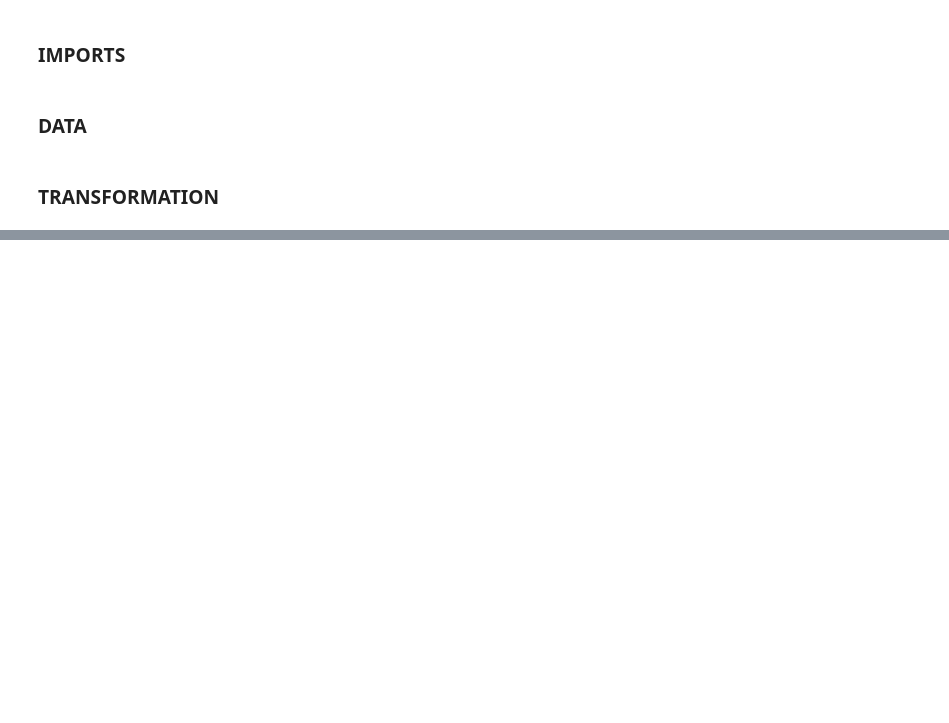
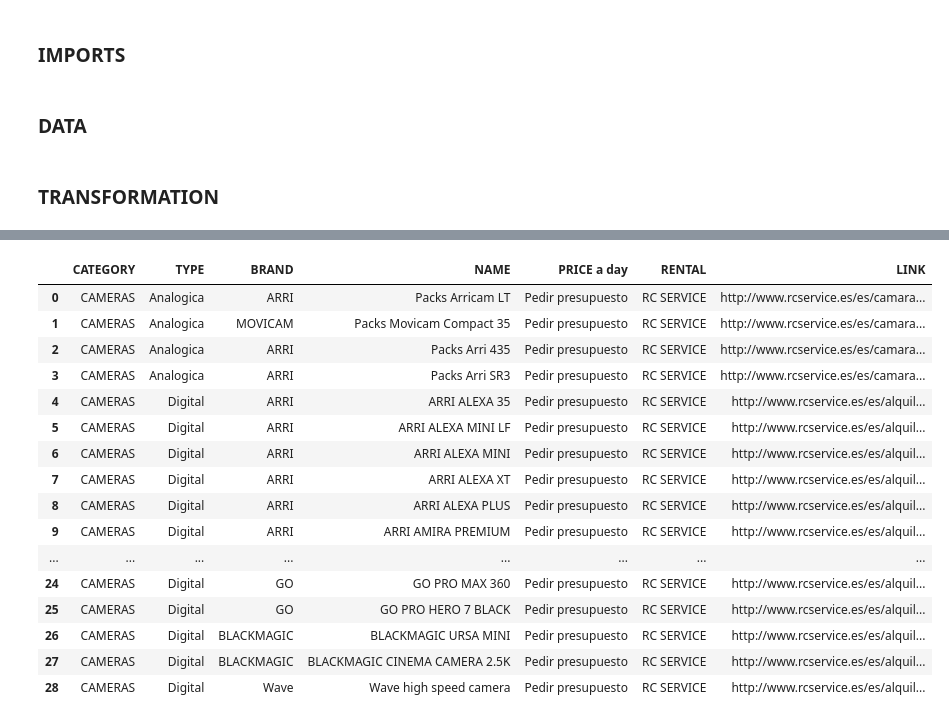
Before and after one commit to LeoBulcsu/finalproject, a Jupyter notebook: notebooks/data_transformation.ipynb, the cells around one changed output, grey strips where cells are left out. Drawn from its saved outputs; the diff is of its cells as text; code cells hidden in the pictures; blank space fills up the shorter version.

```diff
--- a/notebooks/data_transformation.ipynb
+++ b/notebooks/data_transformation.ipynb
@@ -23,0 +62,20 @@ ov_audio = pd.read_json('../data/OVIDE/ovide_audio.json')
+# %%
+rc_cams
+# %% [output]
+|  | CATEGORY | TYPE | BRAND | NAME | PRICE a day | RENTAL | LINK |
+| 0 | CAMERAS | Analogica | ARRI | Packs Arricam LT | Pedir presupuesto | RC SERVICE | http://www.rcservice.es/es/camara... |
+| 1 | CAMERAS | Analogica | MOVICAM | Packs Movicam Compact 35 | Pedir presupuesto | RC SERVICE | http://www.rcservice.es/es/camara... |
+| 2 | CAMERAS | Analogica | ARRI | Packs Arri 435 | Pedir presupuesto | RC SERVICE | http://www.rcservice.es/es/camara... |
+| 3 | CAMERAS | Analogica | ARRI | Packs Arri SR3 | Pedir presupuesto | RC SERVICE | http://www.rcservice.es/es/camara... |
+| 4 | CAMERAS | Digital | ARRI | ARRI ALEXA 35 | Pedir presupuesto | RC SERVICE | http://www.rcservice.es/es/alquil... |
+| 5 | CAMERAS | Digital | ARRI | ARRI ALEXA MINI LF | Pedir presupuesto | RC SERVICE | http://www.rcservice.es/es/alquil... |
+| 6 | CAMERAS | Digital | ARRI | ARRI ALEXA MINI | Pedir presupuesto | RC SERVICE | http://www.rcservice.es/es/alquil... |
+| 7 | CAMERAS | Digital | ARRI | ARRI ALEXA XT | Pedir presupuesto | RC SERVICE | http://www.rcservice.es/es/alquil... |
+| 8 | CAMERAS | Digital | ARRI | ARRI ALEXA PLUS | Pedir presupuesto | RC SERVICE | http://www.rcservice.es/es/alquil... |
+| 9 | CAMERAS | Digital | ARRI | ARRI AMIRA PREMIUM | Pedir presupuesto | RC SERVICE | http://www.rcservice.es/es/alquil... |
+| ... | ... | ... | ... | ... | ... | ... | ... |
+| 24 | CAMERAS | Digital | GO | GO PRO MAX 360 | Pedir presupuesto | RC SERVICE | http://www.rcservice.es/es/alquil... |
+| 25 | CAMERAS | Digital | GO | GO PRO HERO 7 BLACK | Pedir presupuesto | RC SERVICE | http://www.rcservice.es/es/alquil... |
+| 26 | CAMERAS | Digital | BLACKMAGIC | BLACKMAGIC URSA MINI | Pedir presupuesto | RC SERVICE | http://www.rcservice.es/es/alquil... |
+| 27 | CAMERAS | Digital | BLACKMAGIC | BLACKMAGIC CINEMA CAMERA 2.5K | Pedir presupuesto | RC SERVICE | http://www.rcservice.es/es/alquil... |
+| 28 | CAMERAS | Digital | Wave | Wave high speed camera | Pedir presupuesto | RC SERVICE | http://www.rcservice.es/es/alquil... |
```
Also changed, not shown: parts of 4 cells of this notebook, 1 other file.
